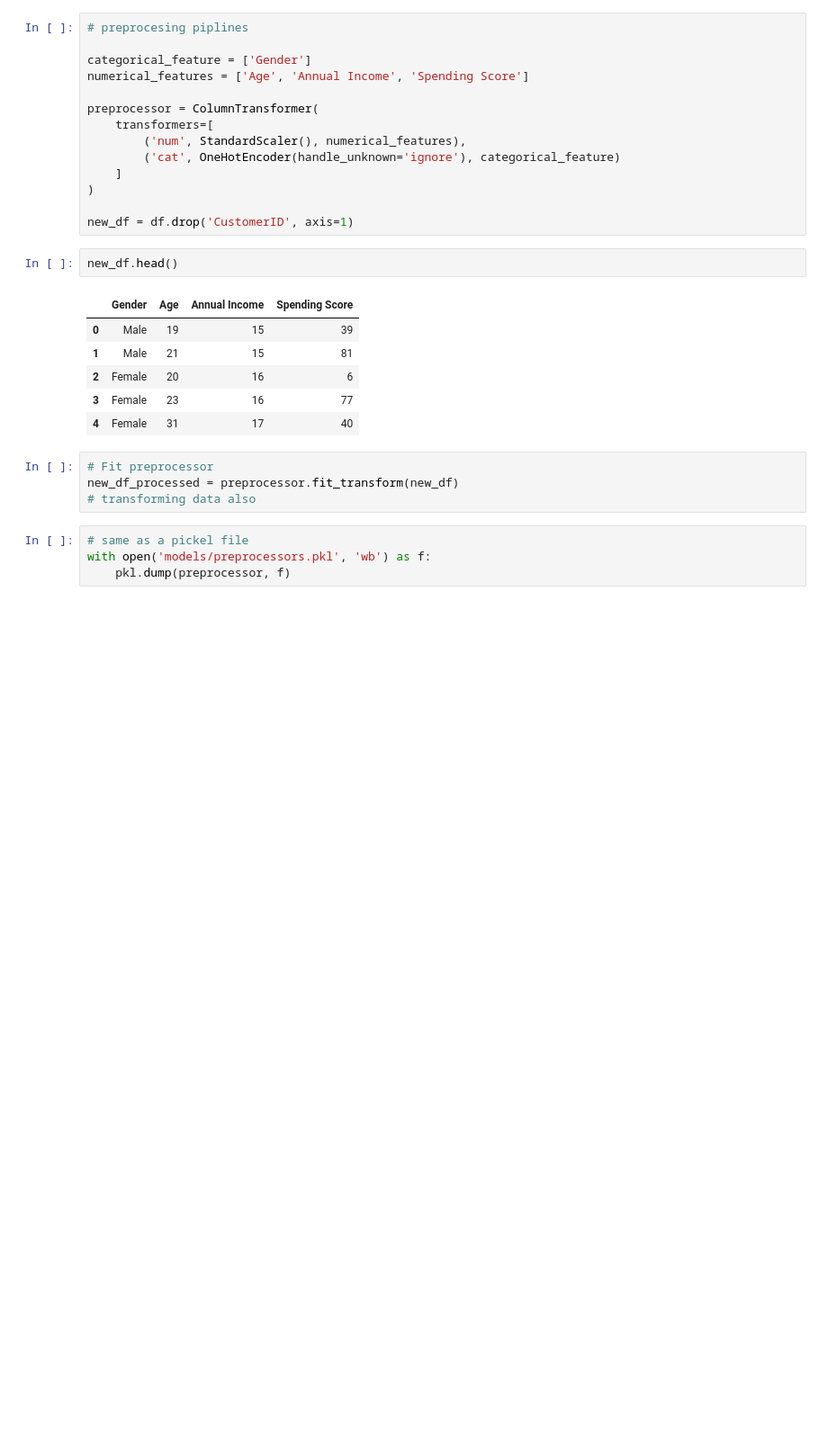
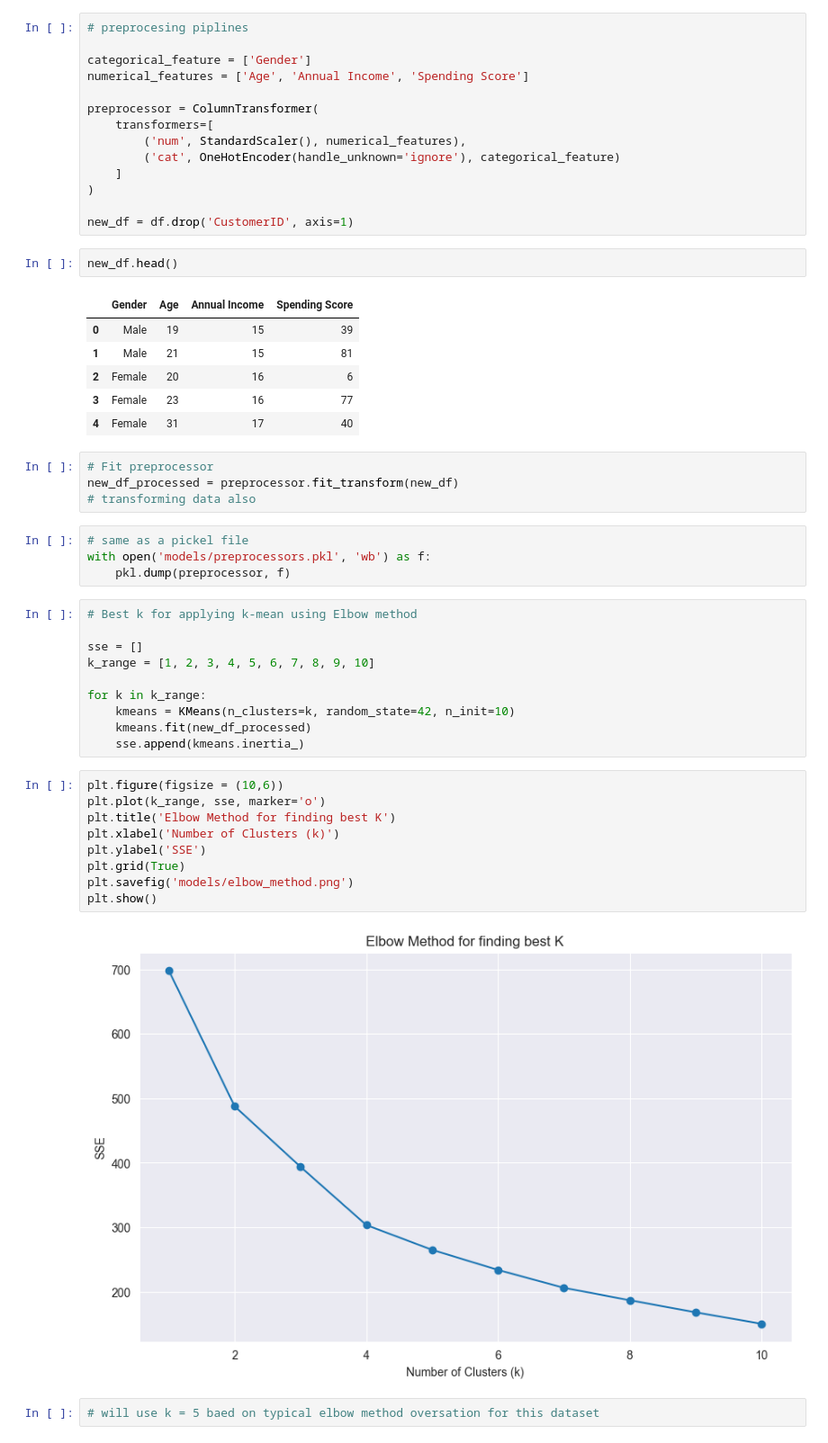
Before and after one commit to Brodevil/Customer-Segmentation-System, a Jupyter notebook: clustering_models.ipynb, the cells around one changed output. Shown at 90% size. Cells and saved outputs as stored; diff of their text form; blank space fills up the shorter version.

Commit message:
Used Elbow method for finding best K in K-mean value

```diff
--- a/clustering_models.ipynb
+++ b/clustering_models.ipynb
@@ -65,3 +65,26 @@ new_df_processed = preprocessor.fit_transform(new_df)
 # same as a pickel file
 with open('models/preprocessors.pkl', 'wb') as f:
     pkl.dump(preprocessor, f)
+# %%
+# Best k for applying k-mean using Elbow method
+
+sse = []
+k_range = [1, 2, 3, 4, 5, 6, 7, 8, 9, 10]
+
+for k in k_range:
+    kmeans = KMeans(n_clusters=k, random_state=42, n_init=10)
+    kmeans.fit(new_df_processed)
+    sse.append(kmeans.inertia_)
+# %%
+plt.figure(figsize = (10,6))
+plt.plot(k_range, sse, marker='o')
+plt.title('Elbow Method for finding best K')
+plt.xlabel('Number of Clusters (k)')
+plt.ylabel('SSE')
+plt.grid(True)
+plt.savefig('models/elbow_method.png')
+plt.show()
+# %% [output]
+[figure, added]
+# %%
+# will use k = 5 baed on typical elbow method oversation for this dataset
```
Also changed, not shown: 1 other file.
